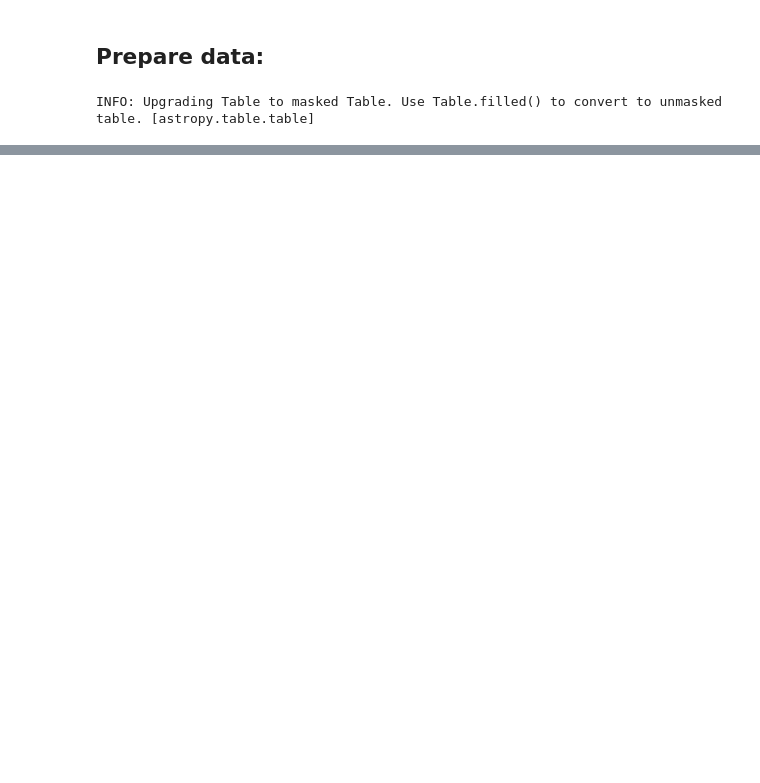
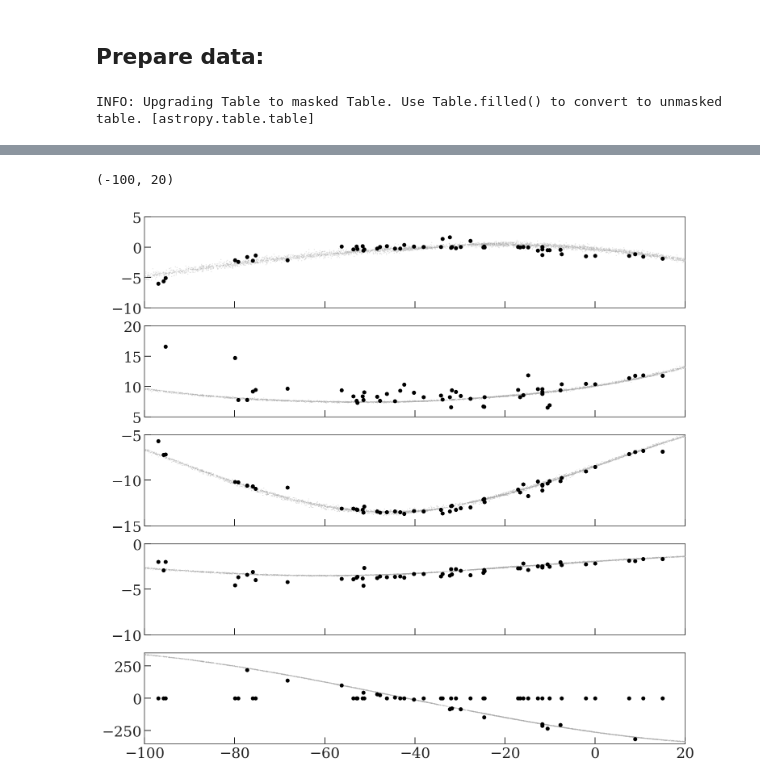
Before and after one commit to adrn/GD1-DR2, a Jupyter notebook: notebooks/Fit-stream-track.ipynb, the cells around one changed output, grey strips where cells are left out. Cells and saved outputs as stored; diff of their text form; code cells hidden in the pictures; blank space fills up the shorter version.

Commit message:
working stream track fit

```diff
--- a/notebooks/Fit-stream-track.ipynb
+++ b/notebooks/Fit-stream-track.ipynb
@@ -295,0 +403,4 @@ res.x - p0
+# %%
+%%time
+pp = res.x
+stream = model.get_mockstream(pp)
@@ -295,0 +410,36 @@ res.x - p0
+# %%
+fig, axes = plt.subplots(5, 1, figsize=(12, 12,),
+                         sharex=True)
+
+_unit = {'phi2': u.deg, 'distance': u.kpc,
+         'pm_phi1_cosphi2': u.mas/u.yr,
+         'pm_phi2': u.mas/u.yr,
+         'radial_velocity': u.km/u.s}
+_lim = {'phi2': (-10, 5),
+        'distance': (5, 20),
+        'pm_phi1_cosphi2': (-15, -5),
+        'pm_phi2': (-10, 0),
+        'radial_velocity': (-350, 350)}
+
+for i, attr in enumerate(comp_names[1:]):
+    ax = axes[i]
+    ax.plot(c_gd1.phi1.wrap_at(180*u.deg).degree,
+            getattr(c_gd1, attr).to_value(_unit[attr]),
+            marker='o', ls='none', color='k', zorder=100)
+
+stream_c = stream.to_coord_frame(gc.GD1,
+                                 galactocentric_frame=model.galcen_frame)
+
+for i, attr in enumerate(comp_names[1:]):
+    ax = axes[i]
+    ax.plot(stream_c.phi1.wrap_at(180*u.deg).degree,
+            getattr(stream_c, attr).to_value(_unit[attr]),
+            marker='o', ls='none', ms=1., alpha=0.5,
+            color='#aaaaaa', zorder=10)
+
+    ax.set_ylim(_lim[attr])
+
+ax.set_xlim(-100, 20)
+# %% [output]
+(-100, 20)
+[figure, added]
```
Also changed, not shown: parts of 21 cells of this notebook.
